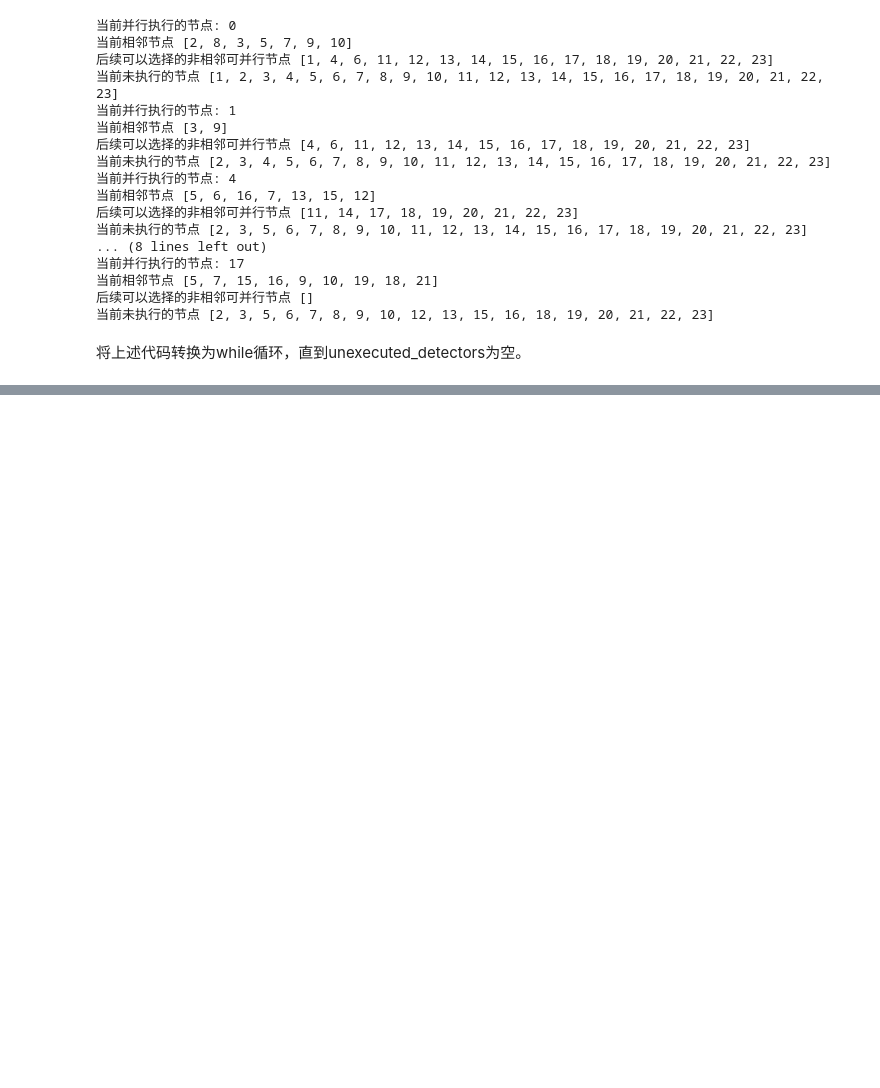
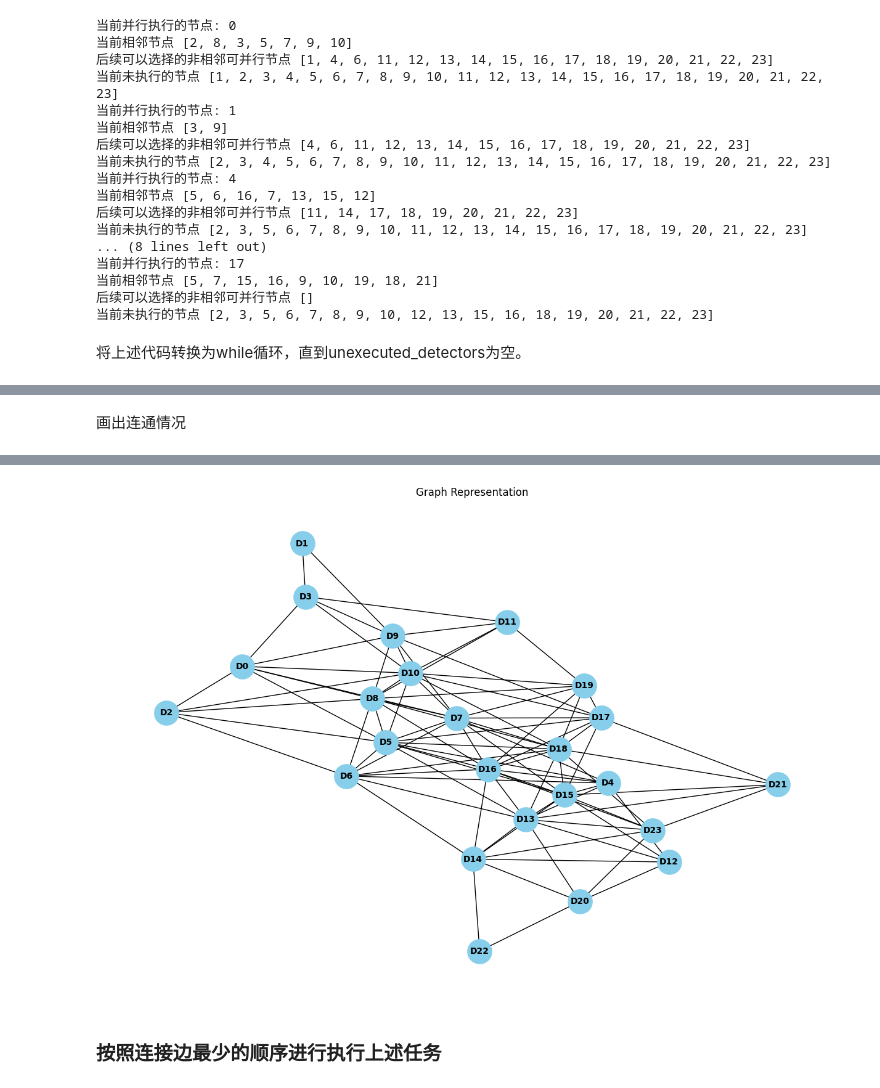
Before and after one commit to kechen666/google_qec_3_experiment, a Jupyter notebook: google_qec_surface_code/speed_up_mld.ipynb, the cells around one changed output, grey strips where cells are left out. Cells and saved outputs as stored; diff of their text form; code cells hidden in the pictures; blank space fills up the shorter version.

Commit message:
feat(speed_up_mld): implement a order to compute the detector

```diff
--- a/google_qec_surface_code/speed_up_mld.ipynb
+++ b/google_qec_surface_code/speed_up_mld.ipynb
@@ -455,0 +482,24 @@ while unexecuted_detectors:
+# %% [markdown]
+画出连通情况
+# %%
+import networkx as nx
+import matplotlib.pyplot as plt
+
+# 定义邻接列表
+edges = detector_connectivity
+
+# 创建图
+G = nx.Graph()
+
+# 添加边
+for node, neighbors in edges.items():
+    for neighbor in neighbors:
+        G.add_edge(node, f'D{neighbor}')
+
+# 绘制图
+plt.figure(figsize=(12, 8))
+pos = nx.spring_layout(G)  # 使用弹簧布局
+nx.draw(G, pos, with_labels=True, node_size=800, node_color='skyblue', font_size=10, font_weight='bold')
+plt.title('Graph Representation')
+plt.show()
+# %% [output]
@@ -455,0 +523,3 @@ while unexecuted_detectors:
+[figure, added]
+# %% [markdown]
+### 按照连接边最少的顺序进行执行上述任务
```
Also changed, not shown: parts of 12 cells of this notebook.
